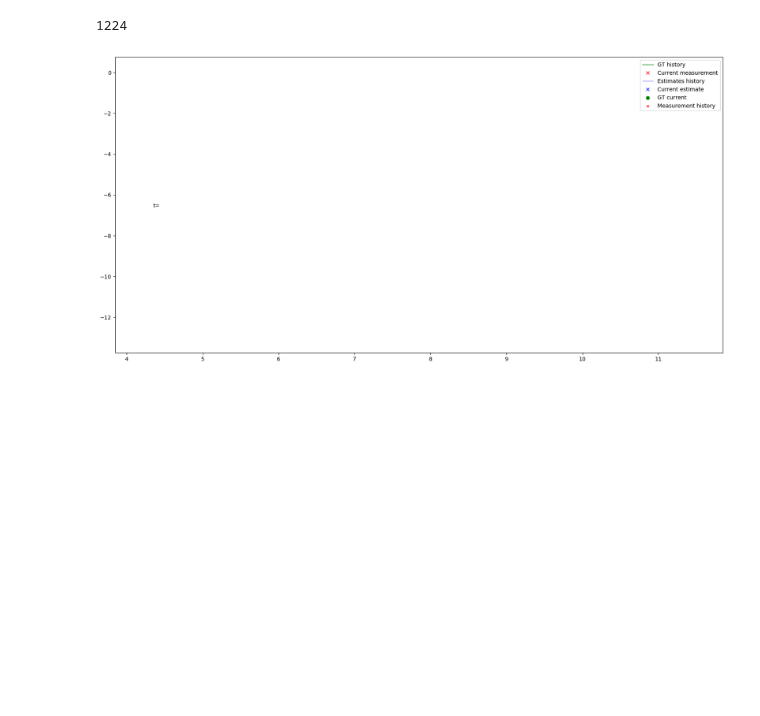
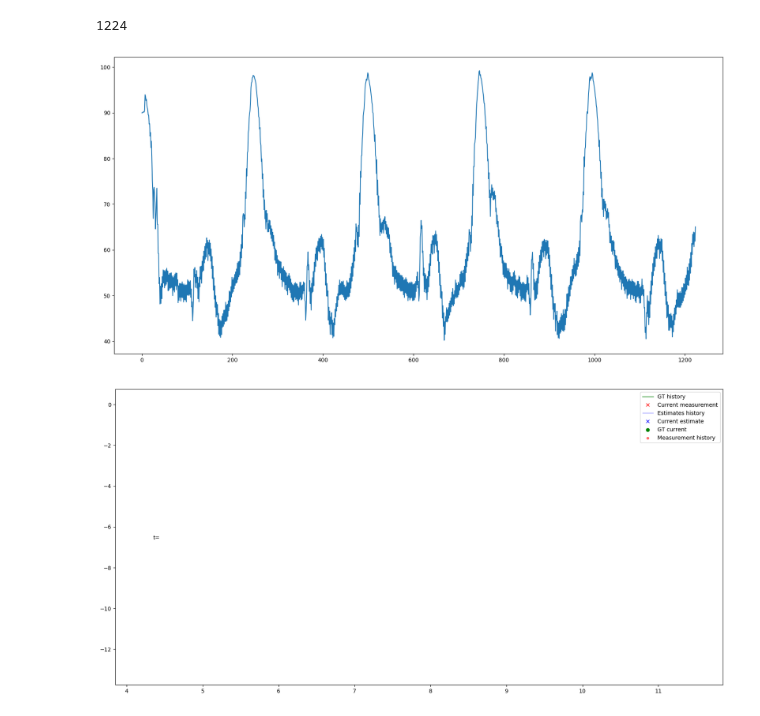
Before and after one commit to asimonov/CarND-Unscented-Kalman-Filter-Project, a Jupyter notebook: ukf-visualize.ipynb, the cells around one changed output. Saved outputs shown, nothing was run; the diff lists cells and outputs as text; code cells hidden in the pictures; blank space fills up the shorter version.

```diff
--- a/ukf-visualize.ipynb
+++ b/ukf-visualize.ipynb
@@ -14,7 +14,8 @@ my_cols=['t',
          'px_est','py_est','vx_est','vy_est',
          'px_meas','py_meas',
          'NIS',
-         'v', 'psi', 'psid'
+         'v', 'psi', 'psid',
+         'sigx','sigy','corrxy','anglexy'
         ]
 with open(path+'/output-1.txt') as f:
     table_ekf_output1 = pd.read_table(f, sep='\t', header=None, names=my_cols, lineterminator='\n', index_col=False)
@@ -153,10 +156,24 @@ N
 t = table_ekf_output1.t
 xGT = table_ekf_output1.px_gt.values
 yGT = table_ekf_output1.py_gt.values
+vxGT = table_ekf_output1.vx_gt.values
+vyGT = table_ekf_output1.vy_gt.values
+
 xMES = table_ekf_output1.px_meas.values
 yMES = table_ekf_output1.py_meas.values
+
 xEST = table_ekf_output1.px_est.values
 yEST = table_ekf_output1.py_est.values
+vxEST = table_ekf_output1.vx_est.values
+vyEST = table_ekf_output1.vy_est.values
+sigxEST = table_ekf_output1.sigx.values
+sigyEST = table_ekf_output1.sigy.values
+corrEST = table_ekf_output1.corrxy.values
+angleEST = table_ekf_output1.anglexy.values
+# %%
+plt.plot(angleEST/math.pi*180);
+# %% [output]
+[figure, added]
 # %%
 # First set up the figure, the axis, and the plot element we want to animate
 fig = plt.figure();
```
Also changed, not shown: parts of 9 cells of this notebook, 1 other file.
